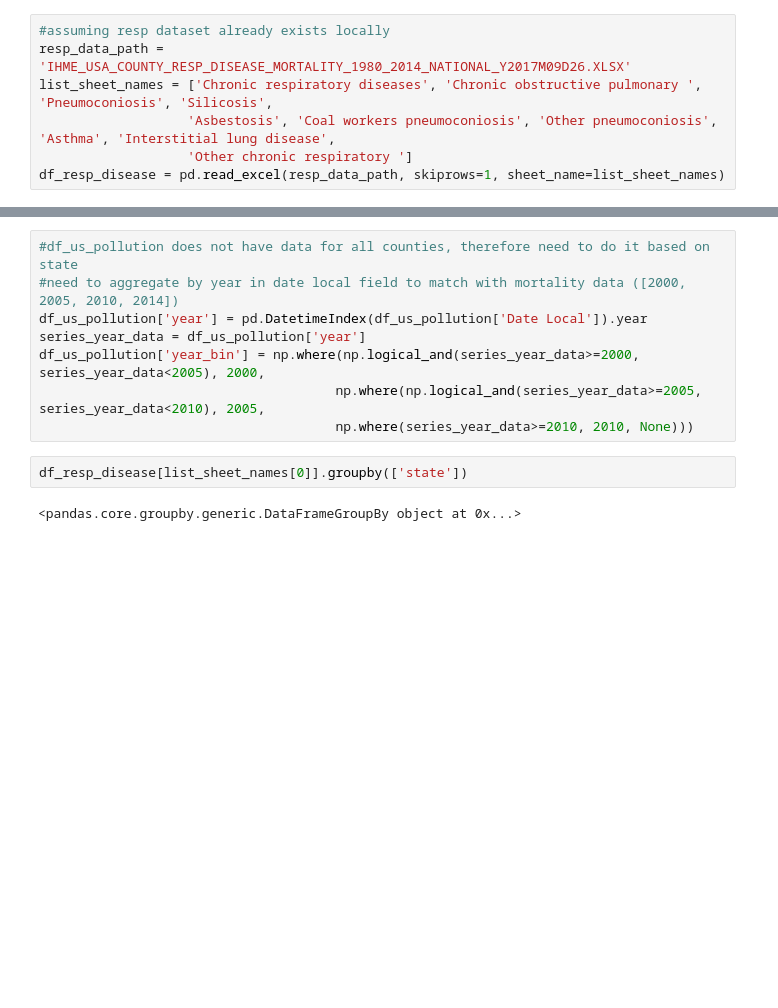
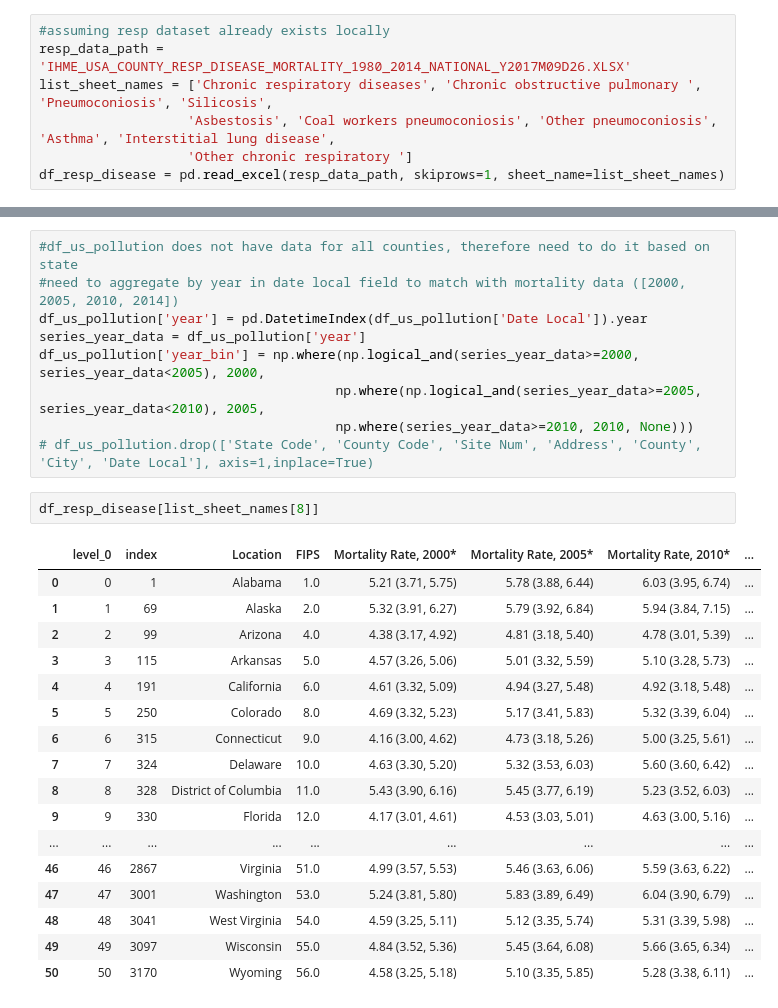
Before and after one commit to sangchoi93/US_Pollution, a Jupyter notebook: US_Pollution_Analysis.ipynb, the cells around one changed output, grey strips where cells are left out. Saved outputs shown, nothing was run; the diff lists cells and outputs as text; blank space fills up the shorter version.

```diff
--- a/US_Pollution_Analysis.ipynb
+++ b/US_Pollution_Analysis.ipynb
@@ -41,7 +51,24 @@ series_year_data = df_us_pollution['year']
 df_us_pollution['year_bin'] = np.where(np.logical_and(series_year_data>=2000, series_year_data<2005), 2000,
                                       np.where(np.logical_and(series_year_data>=2005, series_year_data<2010), 2005,
                                       np.where(series_year_data>=2010, 2010, None)))
+# df_us_pollution.drop(['State Code', 'County Code', 'Site Num', 'Address', 'County', 'City', 'Date Local'], axis=1,inplace=True)
 # %%
-df_resp_disease[list_sheet_names[0]].groupby(['state'])
+df_resp_disease[list_sheet_names[8]]
 # %% [output]
-<pandas.core.groupby.generic.DataFrameGroupBy object at 0x...>
+|  | level_0 | index | Location | FIPS | Mortality Rate, 2000* | Mortality Rate, 2005* | Mortality Rate, 2010* | ... |
+| 0 | 0 | 1 | Alabama | 1.0 | 5.21 (3.71, 5.75) | 5.78 (3.88, 6.44) | 6.03 (3.95, 6.74) | ... |
+| 1 | 1 | 69 | Alaska | 2.0 | 5.32 (3.91, 6.27) | 5.79 (3.92, 6.84) | 5.94 (3.84, 7.15) | ... |
+| 2 | 2 | 99 | Arizona | 4.0 | 4.38 (3.17, 4.92) | 4.81 (3.18, 5.40) | 4.78 (3.01, 5.39) | ... |
+| 3 | 3 | 115 | Arkansas | 5.0 | 4.57 (3.26, 5.06) | 5.01 (3.32, 5.59) | 5.10 (3.28, 5.73) | ... |
+| 4 | 4 | 191 | California | 6.0 | 4.61 (3.32, 5.09) | 4.94 (3.27, 5.48) | 4.92 (3.18, 5.48) | ... |
+| 5 | 5 | 250 | Colorado | 8.0 | 4.69 (3.32, 5.23) | 5.17 (3.41, 5.83) | 5.32 (3.39, 6.04) | ... |
+| 6 | 6 | 315 | Connecticut | 9.0 | 4.16 (3.00, 4.62) | 4.73 (3.18, 5.26) | 5.00 (3.25, 5.61) | ... |
+| 7 | 7 | 324 | Delaware | 10.0 | 4.63 (3.30, 5.20) | 5.32 (3.53, 6.03) | 5.60 (3.60, 6.42) | ... |
+| 8 | 8 | 328 | District of Columbia | 11.0 | 5.43 (3.90, 6.16) | 5.45 (3.77, 6.19) | 5.23 (3.52, 6.03) | ... |
+| 9 | 9 | 330 | Florida | 12.0 | 4.17 (3.01, 4.61) | 4.53 (3.03, 5.01) | 4.63 (3.00, 5.16) | ... |
+| ... | ... | ... | ... | ... | ... | ... | ... | ... |
+| 46 | 46 | 2867 | Virginia | 51.0 | 4.99 (3.57, 5.53) | 5.46 (3.63, 6.06) | 5.59 (3.63, 6.22) | ... |
+| 47 | 47 | 3001 | Washington | 53.0 | 5.24 (3.81, 5.80) | 5.83 (3.89, 6.49) | 6.04 (3.90, 6.79) | ... |
+| 48 | 48 | 3041 | West Virginia | 54.0 | 4.59 (3.25, 5.11) | 5.12 (3.35, 5.74) | 5.31 (3.39, 5.98) | ... |
+| 49 | 49 | 3097 | Wisconsin | 55.0 | 4.84 (3.52, 5.36) | 5.45 (3.64, 6.08) | 5.66 (3.65, 6.34) | ... |
+| 50 | 50 | 3170 | Wyoming | 56.0 | 4.58 (3.25, 5.18) | 5.10 (3.35, 5.85) | 5.28 (3.38, 6.11) | ... |
```
Also changed, not shown: parts of 4 cells of this notebook.
